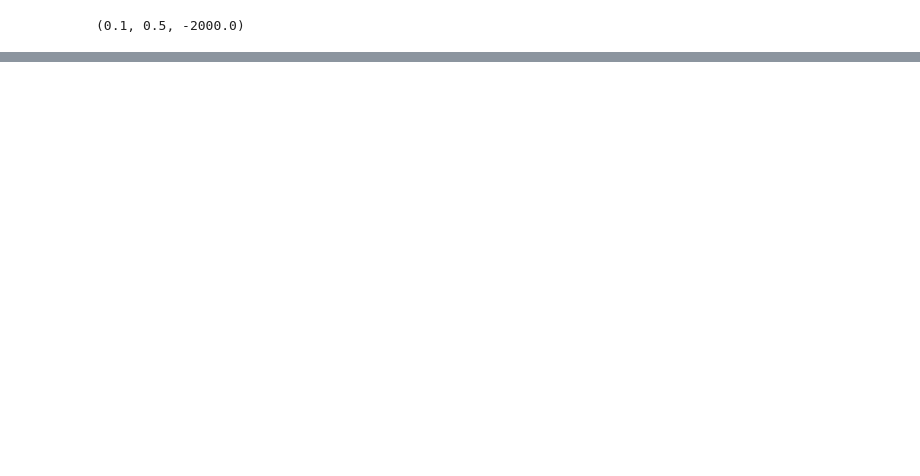
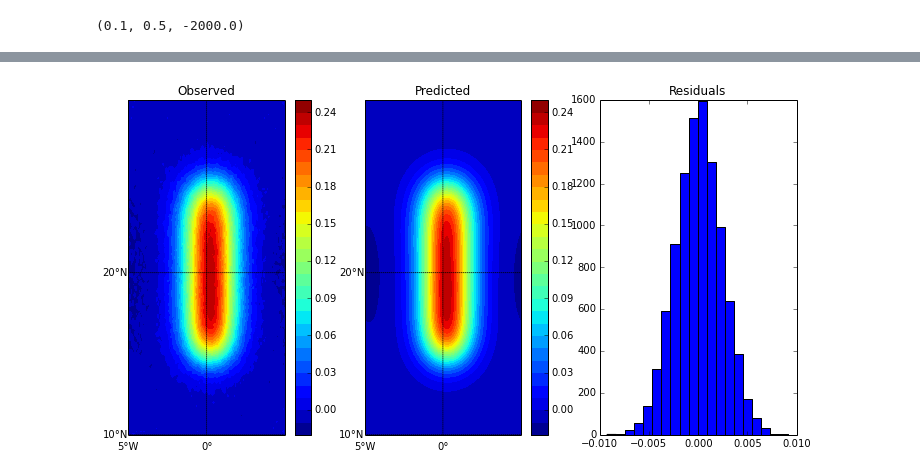
Before and after one commit to leouieda/egu2014, a Jupyter notebook: notebooks/lineament.ipynb, the cells around one changed output, grey strips where cells are left out. Drawn from its saved outputs; the diff is of its cells as text; code cells hidden in the pictures; blank space fills up the shorter version.

```diff
--- a/notebooks/lineament.ipynb
+++ b/notebooks/lineament.ipynb
@@ -95,0 +114,2 @@ plot(solver, [gz, gzz])
+# %%
+solver_gzz3 = Gravity(lon, lat, height3, gzz3, mesh, field='gzz')
@@ -95,0 +120,4 @@ plot(solver, [gz, gzz])
+# %%
+plot(solver_gzz3, [gzz3])
+# %% [output]
+[figure, added]
```
Also changed, not shown: parts of 13 cells of this notebook.
